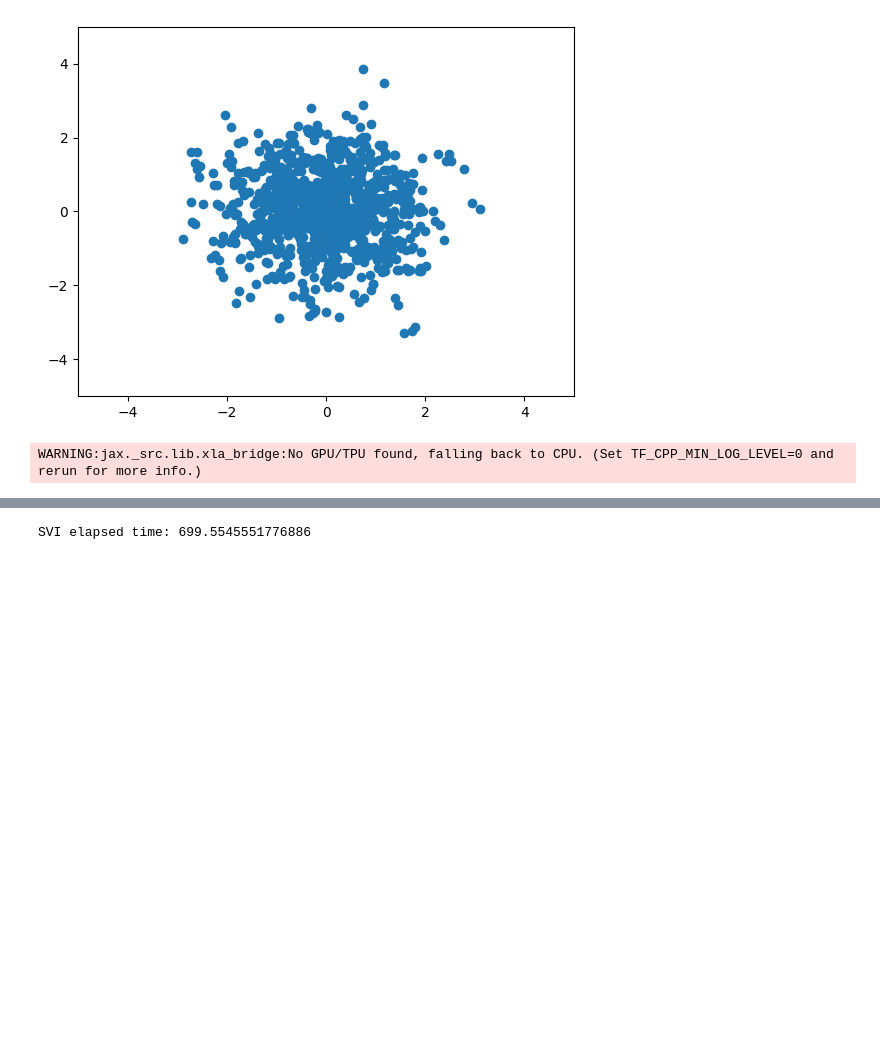
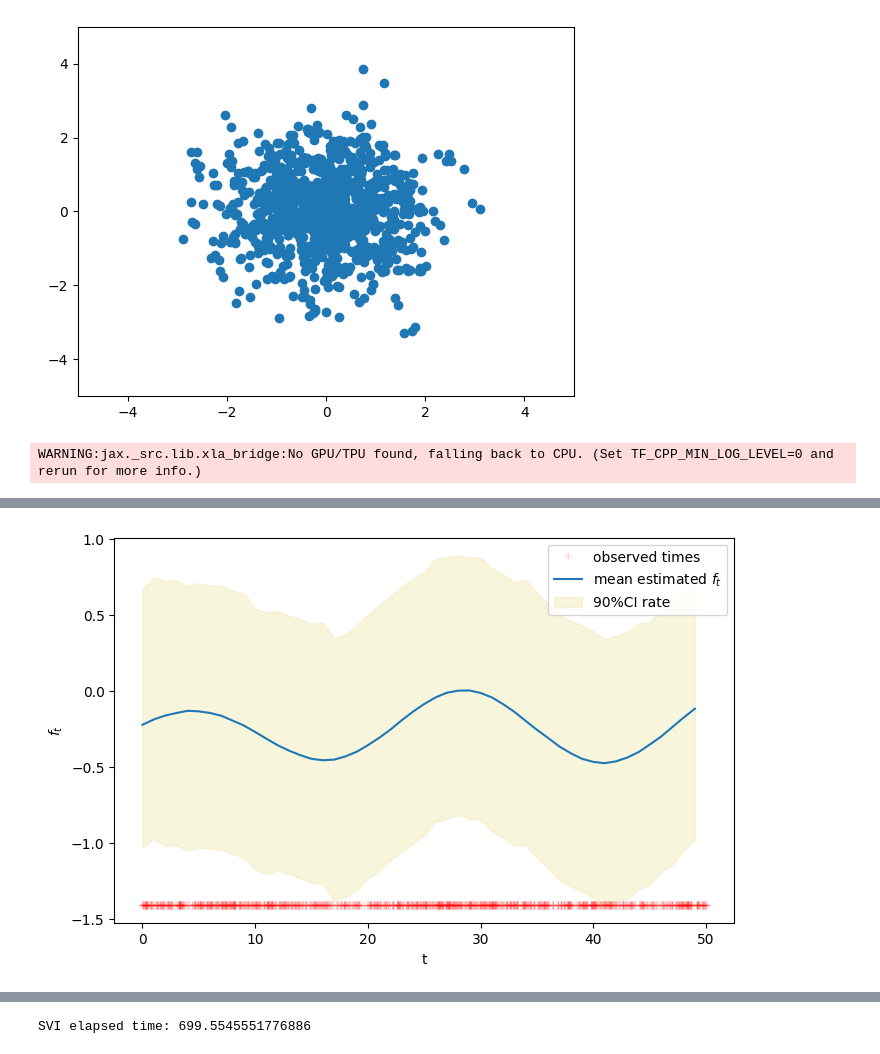
Before and after one commit to imanring/BSTPP, a Jupyter notebook: SVI_Inference.ipynb, the cells around one changed output, grey strips where cells are left out. Cells and saved outputs as stored; diff of their text form; code cells hidden in the pictures; blank space fills up the shorter version.

```diff
--- a/SVI_Inference.ipynb
+++ b/SVI_Inference.ipynb
@@ -408,0 +401,4 @@ model.plot_trigger_posterior()
+# %%
+model.plot_temporal_background()
+# %% [output]
+[figure, added]
```
Also changed, not shown: parts of 13 cells of this notebook, 3 other files.
